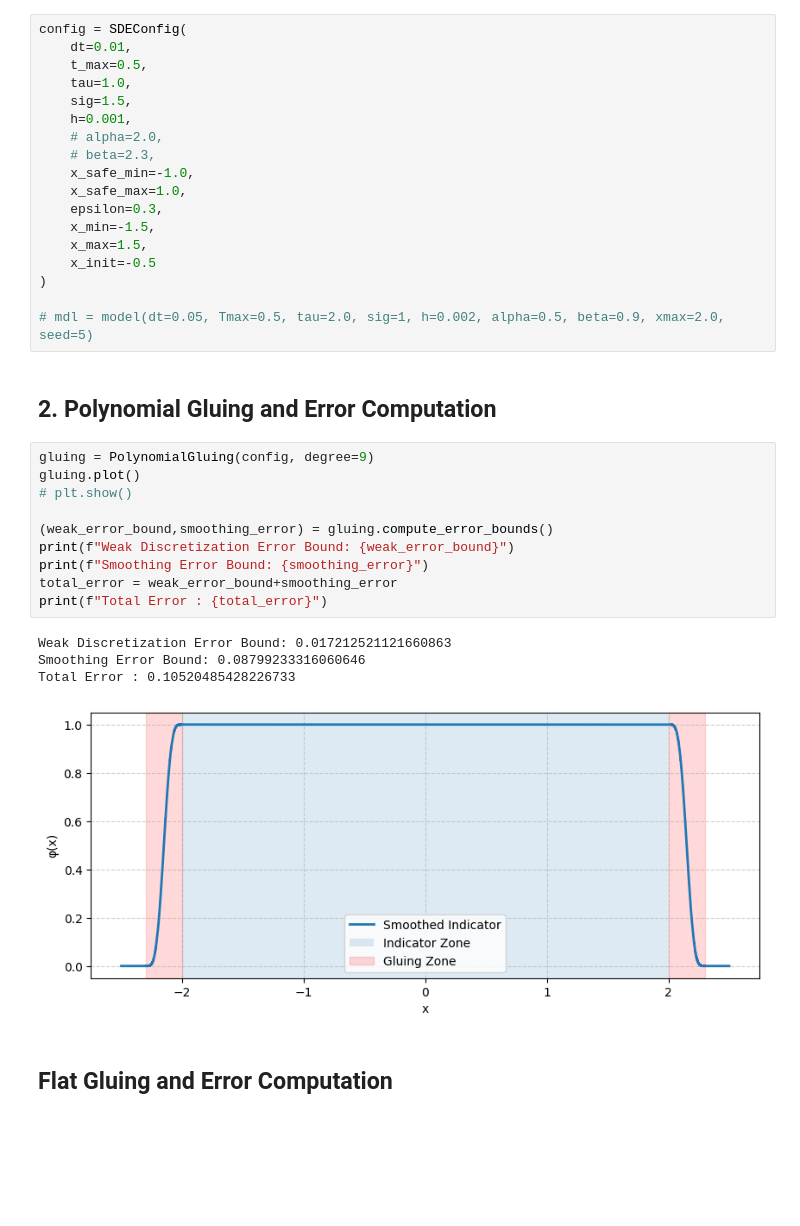
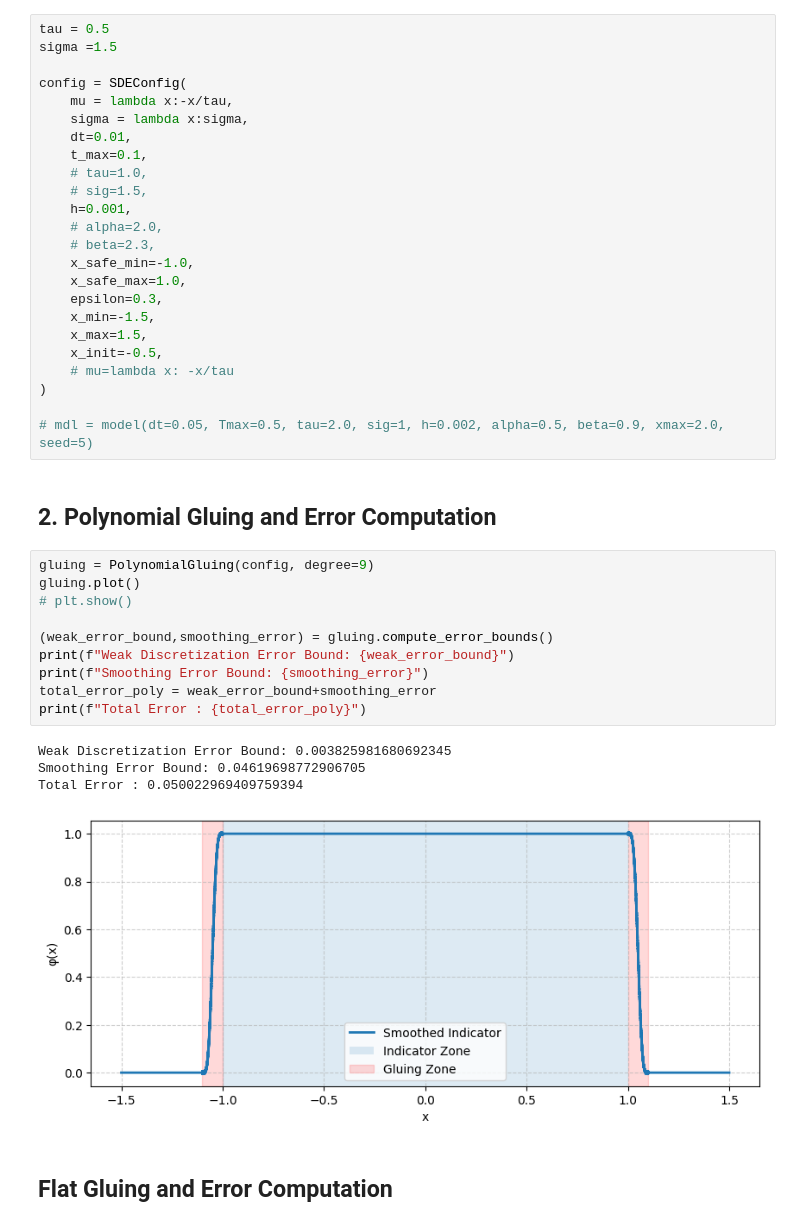
Before and after one commit to JonathanVacher/mca-approx, a Jupyter notebook: stochastic_verification/main.ipynb, the cells around one changed output. Saved outputs shown, nothing was run; the diff lists cells and outputs as text; blank space fills up the shorter version.

Commit message:
ajout mu et sigma sous forme de fonction (lambda)

```diff
--- a/stochastic_verification/main.ipynb
+++ b/stochastic_verification/main.ipynb
@@ -17,11 +16,16 @@ The autoreload extension is already loaded. To reload it, use:
 # %% [markdown]
 ## 1. Setup
 # %%
+tau = 0.5
+sigma =1.5
+
 config = SDEConfig(
+    mu = lambda x:-x/tau,
+    sigma = lambda x:sigma,
     dt=0.01,
-    t_max=0.5,
-    tau=1.0,
-    sig=1.5,
+    t_max=0.1,
+    # tau=1.0,
+    # sig=1.5,
     h=0.001,
     # alpha=2.0,
     # beta=2.3,
@@ -30,7 +34,8 @@ config = SDEConfig(
     epsilon=0.3,
     x_min=-1.5,
     x_max=1.5,
-    x_init=-0.5
+    x_init=-0.5,
+    # mu=lambda x: -x/tau
 )
 
 # mdl = model(dt=0.05, Tmax=0.5, tau=2.0, sig=1, h=0.002, alpha=0.5, beta=0.9, xmax=2.0, seed=5)
@@ -39,18 +44,18 @@ config = SDEConfig(
 # %%
 gluing = PolynomialGluing(config, degree=9)
 gluing.plot()
 # plt.show()
 
 (weak_error_bound,smoothing_error) = gluing.compute_error_bounds()
 print(f"Weak Discretization Error Bound: {weak_error_bound}")
 print(f"Smoothing Error Bound: {smoothing_error}")
-total_error = weak_error_bound+smoothing_error
-print(f"Total Error : {total_error}")
+total_error_poly = weak_error_bound+smoothing_error
+print(f"Total Error : {total_error_poly}")
 # %% [output]
-Weak Discretization Error Bound: 0.017212521121660863
-Smoothing Error Bound: 0.08799233316060646
-Total Error : 0.10520485428226733
+Weak Discretization Error Bound: 0.003825981680692345
+Smoothing Error Bound: 0.04619698772906705
+Total Error : 0.050022969409759394
-[figure, old version]
+[figure, new version]
 # %% [markdown]
 ## Flat Gluing and Error Computation
 # %%
```
Also changed, not shown: parts of 5 cells of this notebook, 5 other files.
